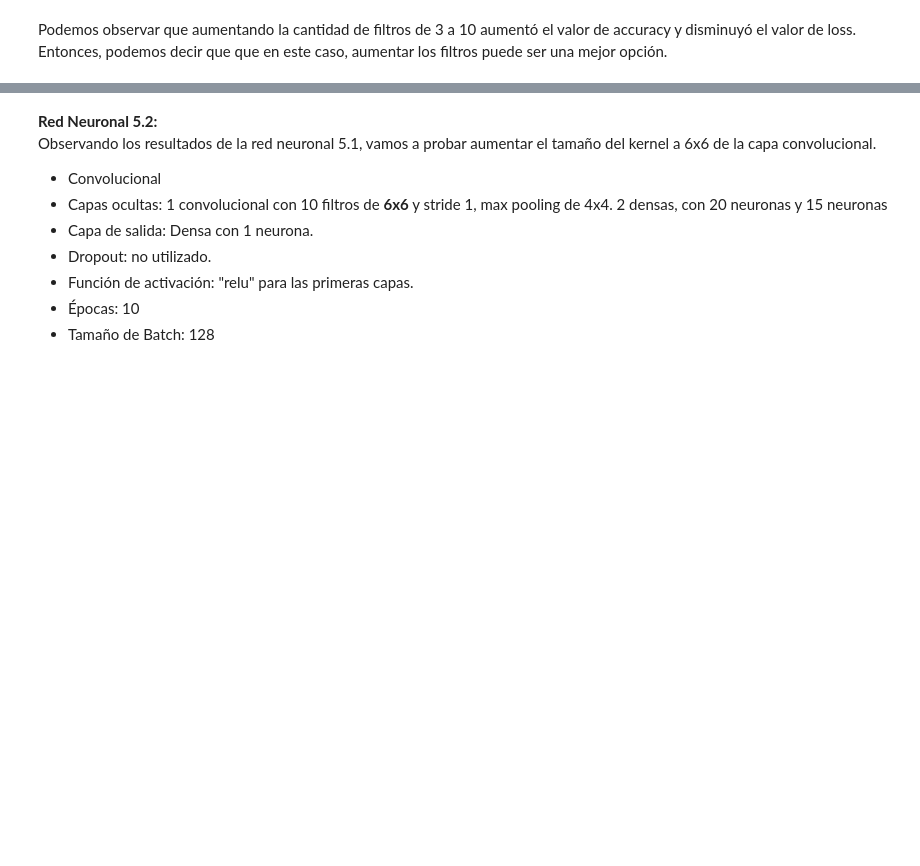
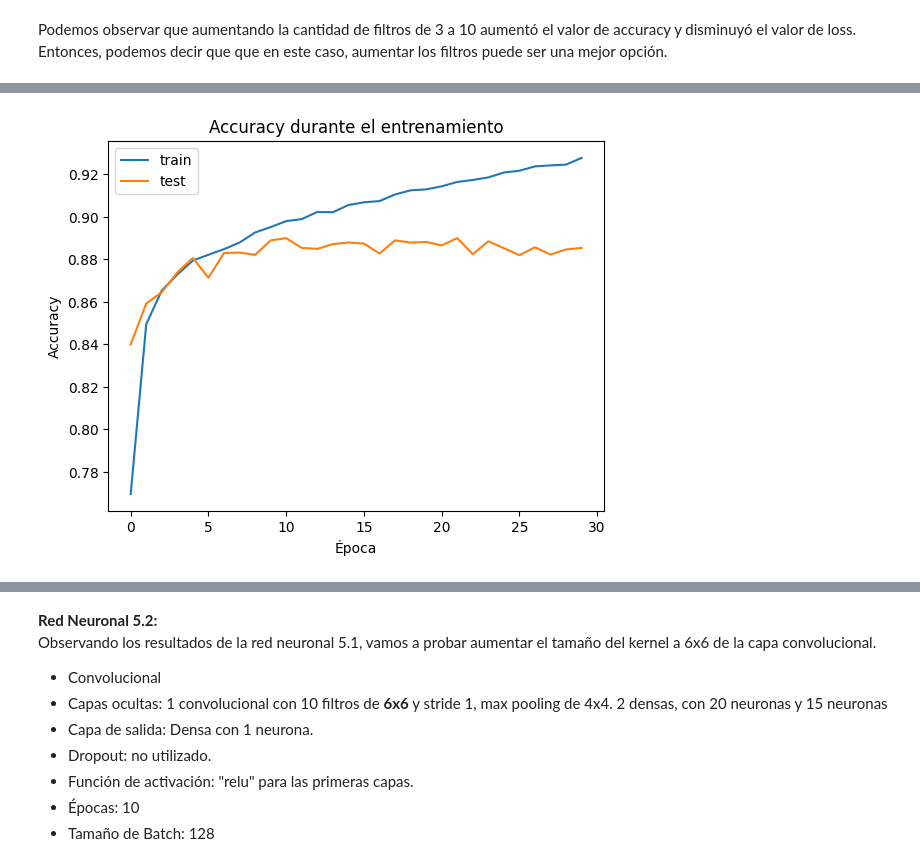
Before and after one commit to nachopalmieri/TP_ML_Aiasa_Fassanelli_Palmieri, a Jupyter notebook: tp3_celebfaces.ipynb, the cells around one changed output, grey strips where cells are left out. Drawn from its saved outputs; the diff is of its cells as text; code cells hidden in the pictures; blank space fills up the shorter version.

```diff
--- a/tp3_celebfaces.ipynb
+++ b/tp3_celebfaces.ipynb
@@ -1238,0 +1270,7 @@ Podemos observar que aumentando la cantidad de filtros de 3 a 10 aumentó el val
+# %%
+history_conv_2_1 = model_conv_2.fit(
+    train_generator,
+    epochs=30,
+    batch_size=128,
+    validation_data=test_generator
+)
@@ -1238,0 +1295,4 @@ Podemos observar que aumentando la cantidad de filtros de 3 a 10 aumentó el val
+# %%
+learning_curve(history_conv_2_1)
+# %% [output]
+[figure, added]
```
Also changed, not shown: parts of 33 cells of this notebook.
